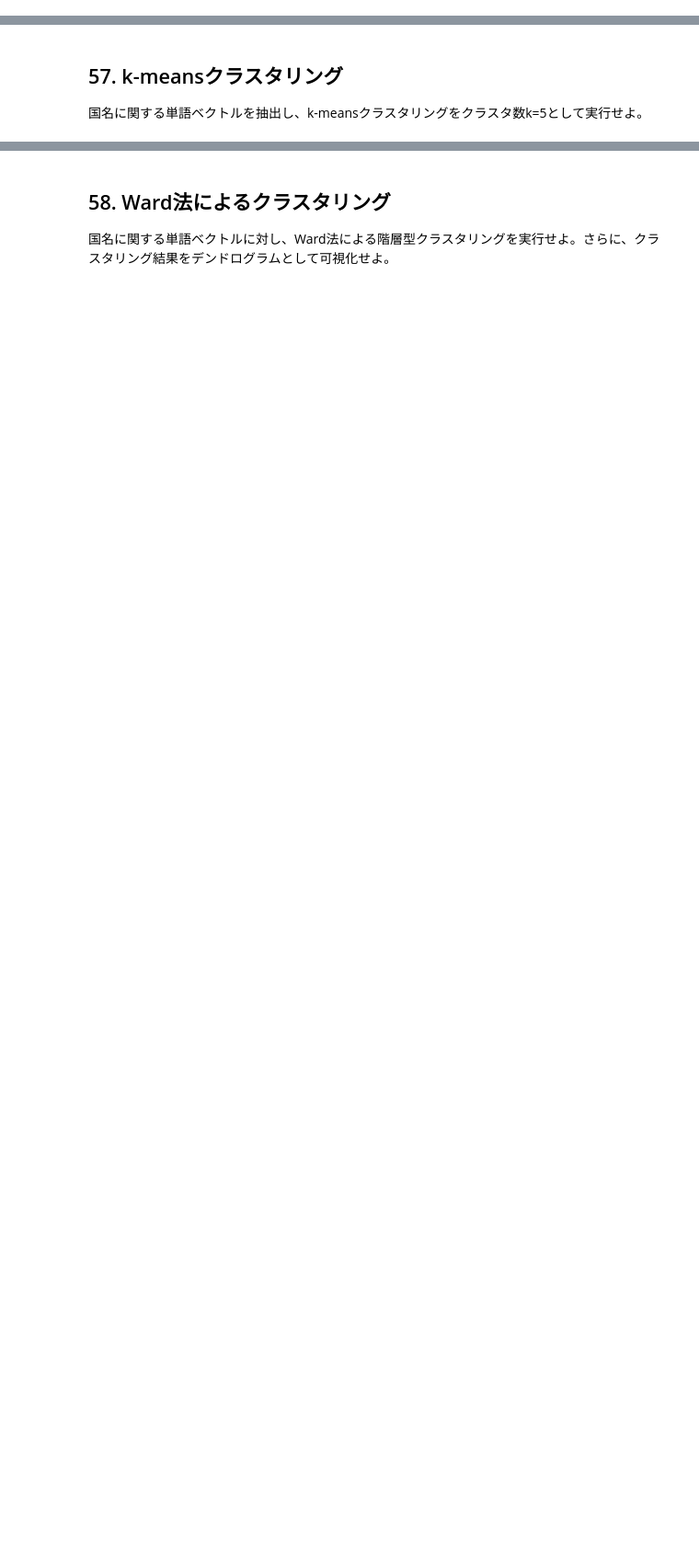
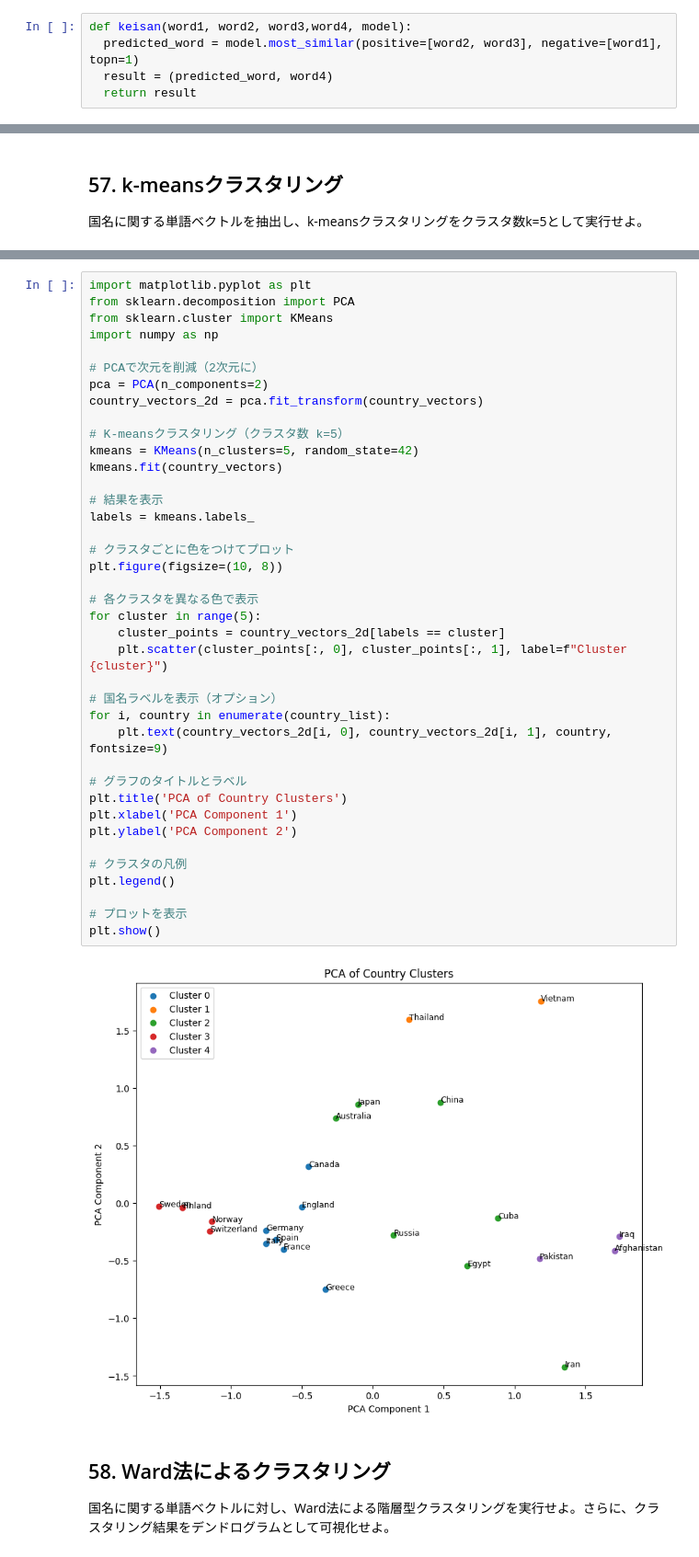
Before and after one commit to Tomhack24/my_nlp100_2025, a Jupyter notebook: ja/ch06.ipynb, the cells around one changed output, grey strips where cells are left out. Shown at 92% size. Saved outputs shown, nothing was run; the diff lists cells and outputs as text; blank space fills up the shorter version.

```diff
--- a/ja/ch06.ipynb
+++ b/ja/ch06.ipynb
@@ -120,3 +120,8 @@ Saving to: ‘questions-words.txt’
 questions-words.txt 100%[===================>] 589.80K  --.-KB/s    in 0.006s
 
 2025-05-09 05:43:00 (97.6 MB/s) - ‘questions-words.txt’ saved [603955/603955]
+# %%
+def keisan(word1, word2, word3,word4, model):
+  predicted_word = model.most_similar(positive=[word2, word3], negative=[word1], topn=1)
+  result = (predicted_word, word4)
+  return result
@@ -135,3 +384,44 @@ questions-words.txt 100%[===================>] 589.80K  --.-KB/s    in 0.006s
+# %%
+import matplotlib.pyplot as plt
+from sklearn.decomposition import PCA
+from sklearn.cluster import KMeans
+import numpy as np
+
+# PCAで次元を削減（2次元に）
+pca = PCA(n_components=2)
+country_vectors_2d = pca.fit_transform(country_vectors)
+
+# K-meansクラスタリング（クラスタ数 k=5）
+kmeans = KMeans(n_clusters=5, random_state=42)
+kmeans.fit(country_vectors)
+
+# 結果を表示
+labels = kmeans.labels_
+
+# クラスタごとに色をつけてプロット
+plt.figure(figsize=(10, 8))
+
+# 各クラスタを異なる色で表示
+for cluster in range(5):
+    cluster_points = country_vectors_2d[labels == cluster]
+    plt.scatter(cluster_points[:, 0], cluster_points[:, 1], label=f"Cluster {cluster}")
+
+# 国名ラベルを表示（オプション）
+for i, country in enumerate(country_list):
+    plt.text(country_vectors_2d[i, 0], country_vectors_2d[i, 1], country, fontsize=9)
+
+# グラフのタイトルとラベル
+plt.title('PCA of Country Clusters')
+plt.xlabel('PCA Component 1')
+plt.ylabel('PCA Component 2')
+
+# クラスタの凡例
+plt.legend()
+
+# プロットを表示
+plt.show()
+# %% [output]
+[figure, added]
 # %% [markdown]
 ## 58. Ward法によるクラスタリング
 
```
Also changed, not shown: parts of 9 cells of this notebook.
